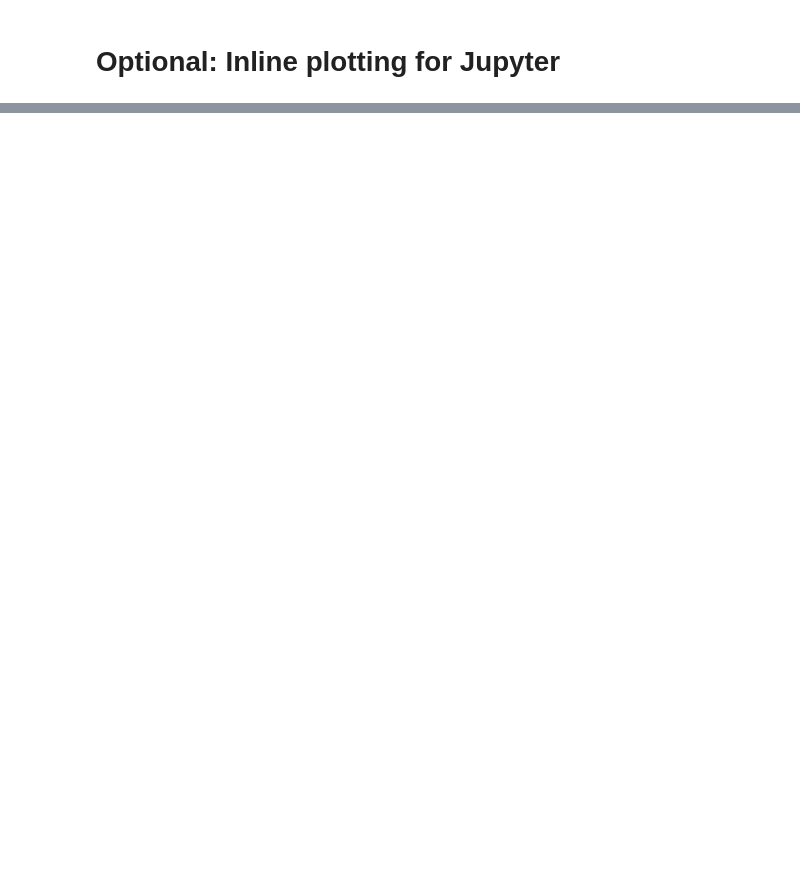
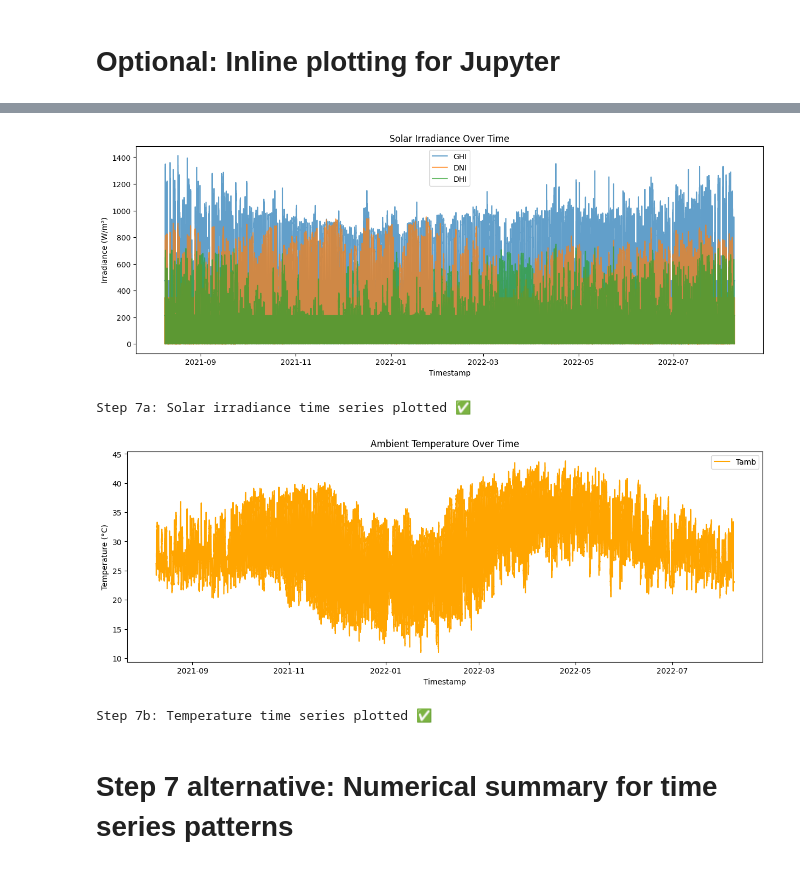
Before and after one commit to kaleb-menbere/solar-challenge-week0, a Jupyter notebook: notebooks/benin_eda.ipynb, the cells around one changed output, grey strips where cells are left out. Saved outputs shown, nothing was run; the diff lists cells and outputs as text; code cells hidden in the pictures; blank space fills up the shorter version.

```diff
--- a/notebooks/benin_eda.ipynb
+++ b/notebooks/benin_eda.ipynb
@@ -196,0 +220,28 @@ plt.show()
+# %%
+# Step 7: Time Series Analysis
+plt.figure(figsize=(15,5))
+plt.plot(df.index, df['GHI'], label='GHI', alpha=0.7)
+plt.plot(df.index, df['DNI'], label='DNI', alpha=0.7)
+plt.plot(df.index, df['DHI'], label='DHI', alpha=0.7)
+plt.title("Solar Irradiance Over Time")
+plt.xlabel("Timestamp")
+plt.ylabel("Irradiance (W/m²)")
+plt.legend()
+plt.show()
+print("Step 7a: Solar irradiance time series plotted ✅")
+
+plt.figure(figsize=(15,5))
+plt.plot(df.index, df['Tamb'], color='orange', label='Tamb')
+plt.title("Ambient Temperature Over Time")
+plt.xlabel("Timestamp")
+plt.ylabel("Temperature (°C)")
+plt.legend()
+plt.show()
+print("Step 7b: Temperature time series plotted ✅")
+# %% [output]
+[figure, added]
+Step 7a: Solar irradiance time series plotted ✅
+[figure, added]
+Step 7b: Temperature time series plotted ✅
+# %% [markdown]
+# Step 7 alternative: Numerical summary for time series patterns
```
Also changed, not shown: parts of 86 cells of this notebook, 7 other files.
